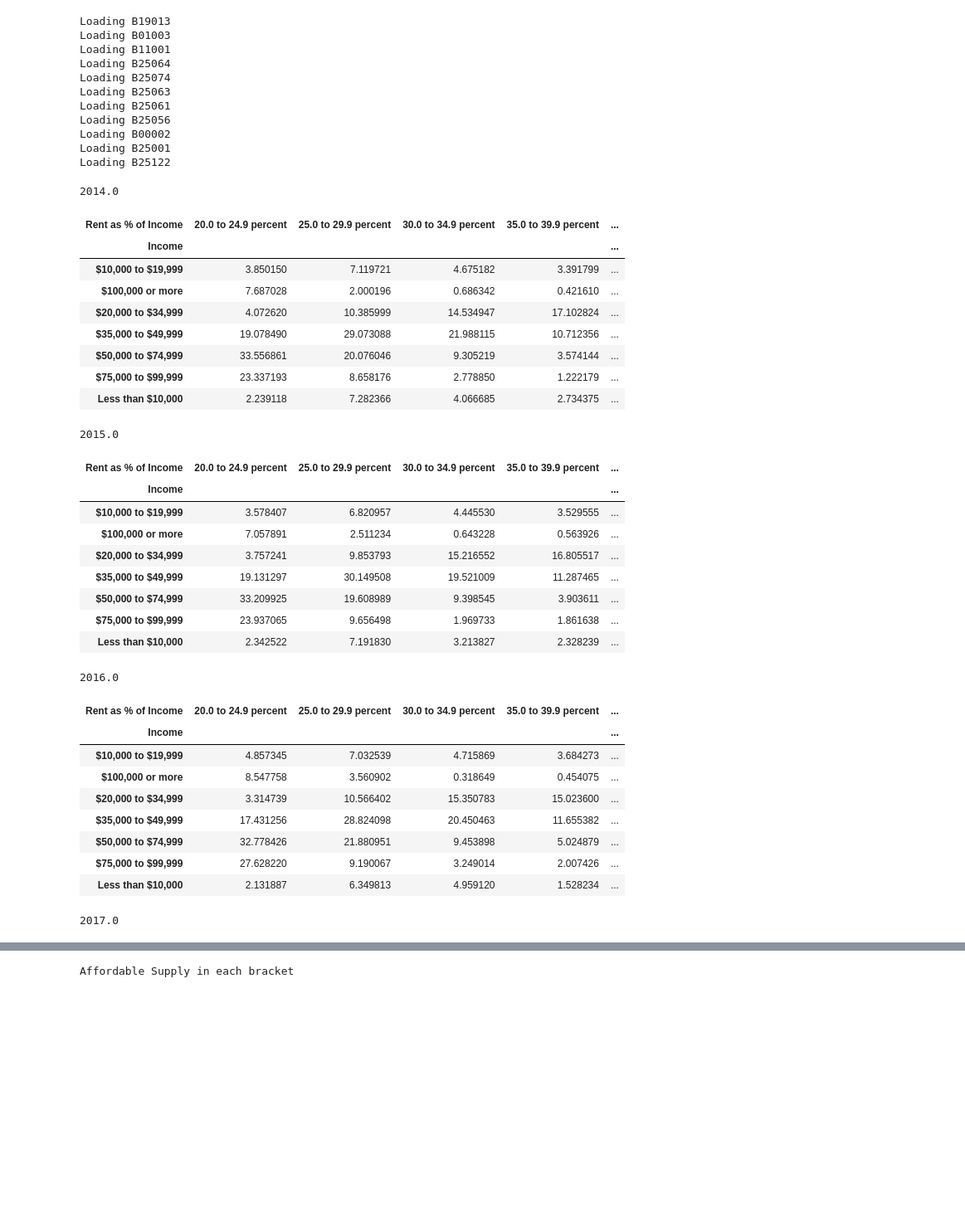
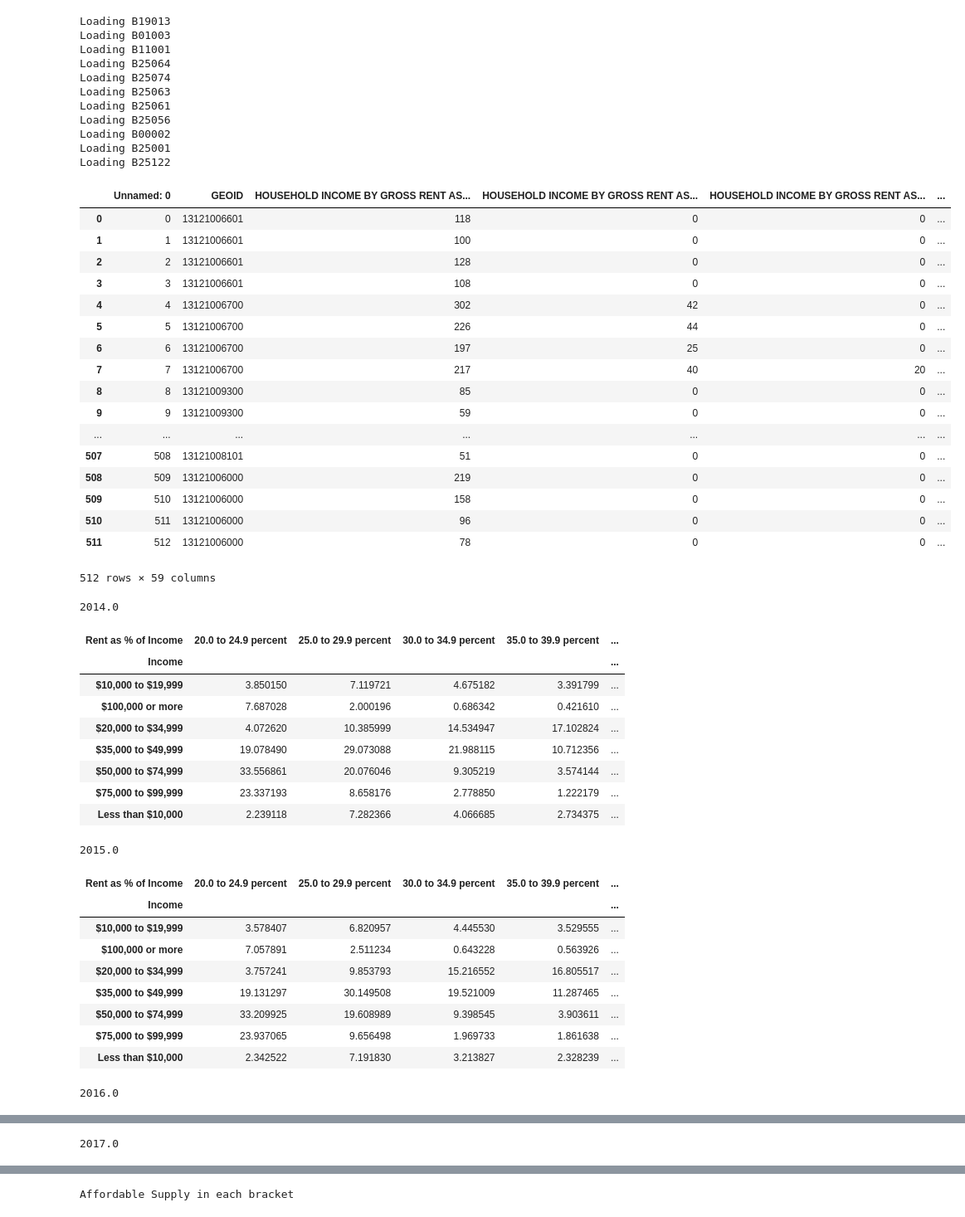
Before and after one commit to anovas2/AAHA, a Jupyter notebook: Cleaned V1.ipynb, the cells around one changed output, grey strips where cells are left out. Shown: that part at 83% size. Saved outputs shown, nothing was run; the diff lists cells and outputs as text; code cells hidden in the pictures; blank space fills up the shorter version.

```diff
--- a/Cleaned V1.ipynb
+++ b/Cleaned V1.ipynb
@@ -107,6 +107,11 @@ Loading B25122
 # %%
 #Pull HOUSEHOLD INCOME BY GROSS RENT AS A PERCENTAGE OF HOUSEHOLD INCOME IN THE PAST 12 MONTHS and group by year
 percentrentbyincome = alltables['B25074']
+
+
+display(percentrentbyincome) ###for class
+
+
 percentrentbyincome = percentrentbyincome.groupby('YEAR').sum()
 percentrentbyincome = percentrentbyincome.transpose()
 
@@ -120,63 +125,71 @@ percentrentbyincome['Income'] = split2[0]
 percentrentbyincome['Rent as % of Income'] = split2[1]
 
 percentrentbyincome.drop(columns='YEAR')
 
 
 #Set years to loop through
 years = [2014.0,2015.0,2016.0,2017.0]
 
 percentrentbyincome2 = percentrentbyincome.copy()
 
 
 for year in years:
 
     print(year)
     percentrentbyincome = percentrentbyincome2[[year,'Income','Rent as % of Income']]
 
     #display(percentrentbyincome)
     percentrentbyincome = percentrentbyincome.dropna(axis=0, how='any')
     #display(percentrentbyincome)
     # display(percentrentbyincome.pivot(index=percentrentbyincome['Income'], columns=percentrentbyincome['Rent Change'], values=percentrentbyincome[2012.0]))
 
     percentrentbyincomepv = pd.crosstab(index=percentrentbyincome.iloc[:,1], columns=percentrentbyincome.iloc[:,2],
                       values=percentrentbyincome.iloc[:,0], aggfunc='mean')
 
     percentrentbyincomepv['TotalHHs'] = percentrentbyincomepv.sum(axis = 1, skipna = True)
 
     percentrentbyincomepv = percentrentbyincomepv.div(percentrentbyincomepv.TotalHHs, axis=0)*100
 
     display(percentrentbyincomepv)
 # %% [output]
+|  | Unnamed: 0 | GEOID | HOUSEHOLD INCOME BY GROSS RENT AS... | HOUSEHOLD INCOME BY GROSS RENT AS... | HOUSEHOLD INCOME BY GROSS RENT AS... | ... |
+| 0 | 0 | 13121006601 | 118 | 0 | 0 | ... |
+| 1 | 1 | 13121006601 | 100 | 0 | 0 | ... |
+| 2 | 2 | 13121006601 | 128 | 0 | 0 | ... |
+| 3 | 3 | 13121006601 | 108 | 0 | 0 | ... |
+| 4 | 4 | 13121006700 | 302 | 42 | 0 | ... |
+| 5 | 5 | 13121006700 | 226 | 44 | 0 | ... |
+| 6 | 6 | 13121006700 | 197 | 25 | 0 | ... |
+| 7 | 7 | 13121006700 | 217 | 40 | 20 | ... |
+| 8 | 8 | 13121009300 | 85 | 0 | 0 | ... |
+| 9 | 9 | 13121009300 | 59 | 0 | 0 | ... |
+| ... | ... | ... | ... | ... | ... | ... |
+| 507 | 508 | 13121008101 | 51 | 0 | 0 | ... |
+| 508 | 509 | 13121006000 | 219 | 0 | 0 | ... |
+| 509 | 510 | 13121006000 | 158 | 0 | 0 | ... |
+| 510 | 511 | 13121006000 | 96 | 0 | 0 | ... |
+| 511 | 512 | 13121006000 | 78 | 0 | 0 | ... |
-2014.0
+512 rows × 59 columns
-| Rent as % of Income | 20.0 to 24.9 percent | 25.0 to 29.9 percent | 30.0 to 34.9 percent | 35.0 to 39.9 percent | ... |
-| Income |  |  |  |  | ... |
-| $10,000 to $19,999 | 3.850150 | 7.119721 | 4.675182 | 3.391799 | ... |
-| $100,000 or more | 7.687028 | 2.000196 | 0.686342 | 0.421610 | ... |
-| $20,000 to $34,999 | 4.072620 | 10.385999 | 14.534947 | 17.102824 | ... |
-| $35,000 to $49,999 | 19.078490 | 29.073088 | 21.988115 | 10.712356 | ... |
-| $50,000 to $74,999 | 33.556861 | 20.076046 | 9.305219 | 3.574144 | ... |
-| $75,000 to $99,999 | 23.337193 | 8.658176 | 2.778850 | 1.222179 | ... |
-| Less than $10,000 | 2.239118 | 7.282366 | 4.066685 | 2.734375 | ... |
-2015.0
+2014.0
 | Rent as % of Income | 20.0 to 24.9 percent | 25.0 to 29.9 percent | 30.0 to 34.9 percent | 35.0 to 39.9 percent | ... |
 | Income |  |  |  |  | ... |
-| $10,000 to $19,999 | 3.578407 | 6.820957 | 4.445530 | 3.529555 | ... |
-| $100,000 or more | 7.057891 | 2.511234 | 0.643228 | 0.563926 | ... |
-| $20,000 to $34,999 | 3.757241 | 9.853793 | 15.216552 | 16.805517 | ... |
-| $35,000 to $49,999 | 19.131297 | 30.149508 | 19.521009 | 11.287465 | ... |
-| $50,000 to $74,999 | 33.209925 | 19.608989 | 9.398545 | 3.903611 | ... |
-| $75,000 to $99,999 | 23.937065 | 9.656498 | 1.969733 | 1.861638 | ... |
-| Less than $10,000 | 2.342522 | 7.191830 | 3.213827 | 2.328239 | ... |
+| $10,000 to $19,999 | 3.850150 | 7.119721 | 4.675182 | 3.391799 | ... |
+| $100,000 or more | 7.687028 | 2.000196 | 0.686342 | 0.421610 | ... |
+| $20,000 to $34,999 | 4.072620 | 10.385999 | 14.534947 | 17.102824 | ... |
+| $35,000 to $49,999 | 19.078490 | 29.073088 | 21.988115 | 10.712356 | ... |
+| $50,000 to $74,999 | 33.556861 | 20.076046 | 9.305219 | 3.574144 | ... |
+| $75,000 to $99,999 | 23.337193 | 8.658176 | 2.778850 | 1.222179 | ... |
+| Less than $10,000 | 2.239118 | 7.282366 | 4.066685 | 2.734375 | ... |
-2016.0
+2015.0
 | Rent as % of Income | 20.0 to 24.9 percent | 25.0 to 29.9 percent | 30.0 to 34.9 percent | 35.0 to 39.9 percent | ... |
 | Income |  |  |  |  | ... |
-| $10,000 to $19,999 | 4.857345 | 7.032539 | 4.715869 | 3.684273 | ... |
-| $100,000 or more | 8.547758 | 3.560902 | 0.318649 | 0.454075 | ... |
-| $20,000 to $34,999 | 3.314739 | 10.566402 | 15.350783 | 15.023600 | ... |
-| $35,000 to $49,999 | 17.431256 | 28.824098 | 20.450463 | 11.655382 | ... |
-| $50,000 to $74,999 | 32.778426 | 21.880951 | 9.453898 | 5.024879 | ... |
-| $75,000 to $99,999 | 27.628220 | 9.190067 | 3.249014 | 2.007426 | ... |
-| Less than $10,000 | 2.131887 | 6.349813 | 4.959120 | 1.528234 | ... |
+| $10,000 to $19,999 | 3.578407 | 6.820957 | 4.445530 | 3.529555 | ... |
+| $100,000 or more | 7.057891 | 2.511234 | 0.643228 | 0.563926 | ... |
+| $20,000 to $34,999 | 3.757241 | 9.853793 | 15.216552 | 16.805517 | ... |
+| $35,000 to $49,999 | 19.131297 | 30.149508 | 19.521009 | 11.287465 | ... |
+| $50,000 to $74,999 | 33.209925 | 19.608989 | 9.398545 | 3.903611 | ... |
+| $75,000 to $99,999 | 23.937065 | 9.656498 | 1.969733 | 1.861638 | ... |
+| Less than $10,000 | 2.342522 | 7.191830 | 3.213827 | 2.328239 | ... |
-2017.0
+2016.0
 | Rent as % of Income | 20.0 to 24.9 percent | 25.0 to 29.9 percent | 30.0 to 34.9 percent | 35.0 to 39.9 percent | ... |
 | Income |  |  |  |  | ... |
@@ -189,0 +203 @@ for year in years:
+2017.0
```
Also changed, not shown: parts of 1 cell of this notebook, 1 other file.
